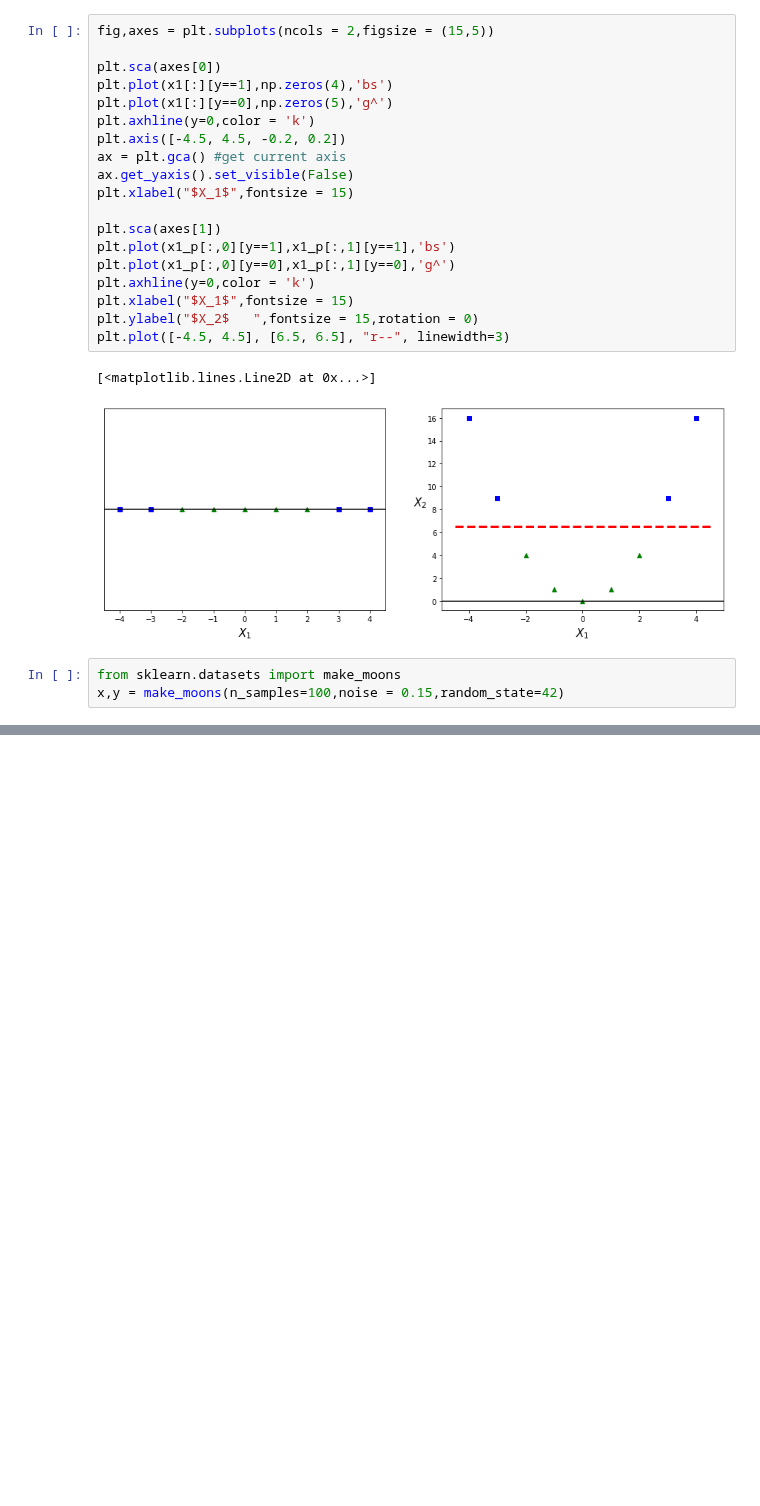
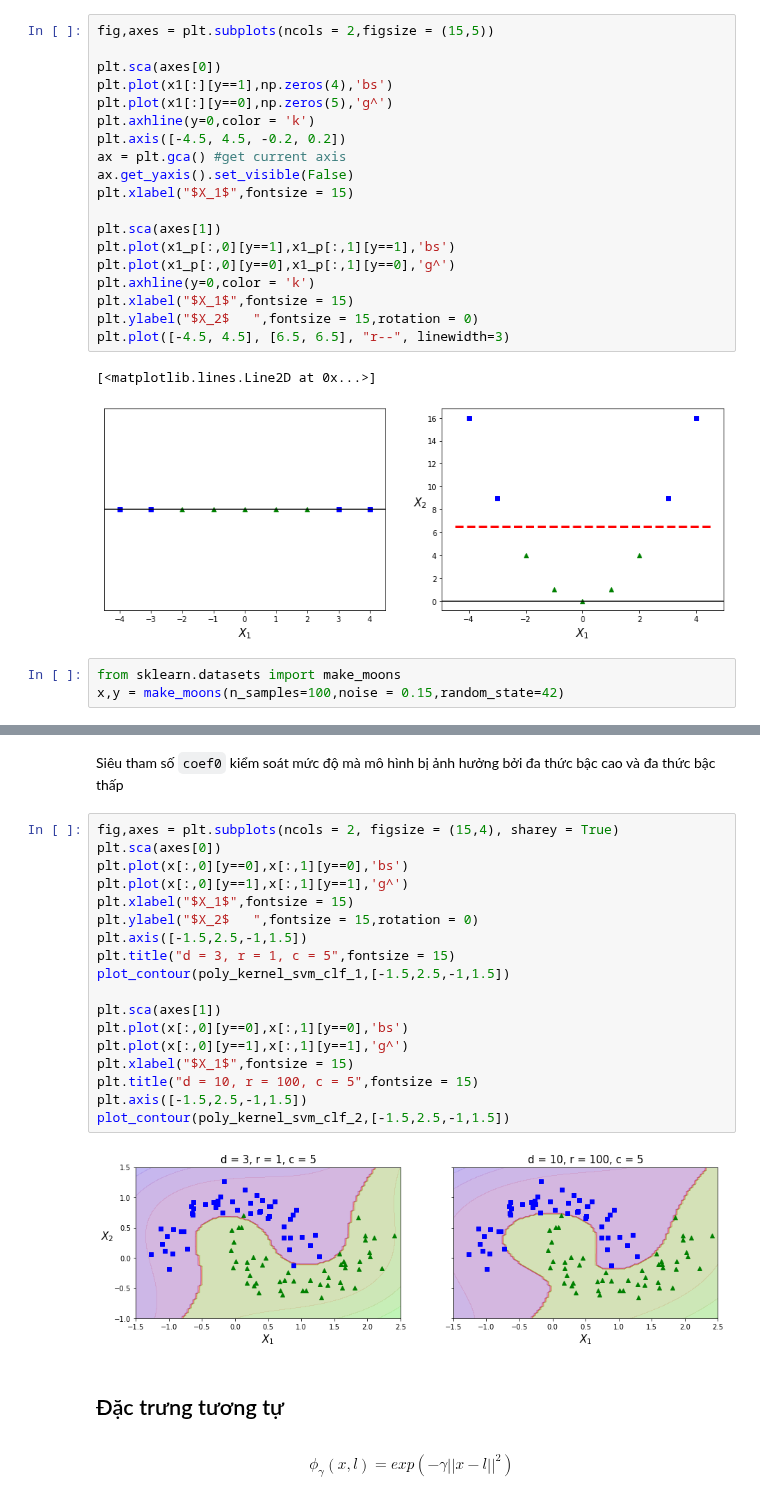
Before and after one commit to hoangquy18/Machine-Learning, a Jupyter notebook: Machine Learning/Support Vector Machine/SVM.ipynb, the cells around one changed output, grey strips where cells are left out. Cells and saved outputs as stored; diff of their text form; blank space fills up the shorter version.

```diff
--- a/Machine Learning/Support Vector Machine/SVM.ipynb
+++ b/Machine Learning/Support Vector Machine/SVM.ipynb
@@ -233,0 +278,26 @@ plt.axis([-1.5,2.5,-1,1.5])
+# %% [markdown]
+Siêu tham số `coef0` kiểm soát mức độ mà mô hình bị ảnh hưởng bởi đa thức bậc cao và đa thức bậc thấp
+# %%
+fig,axes = plt.subplots(ncols = 2, figsize = (15,4), sharey = True)
+plt.sca(axes[0])
+plt.plot(x[:,0][y==0],x[:,1][y==0],'bs')
+plt.plot(x[:,0][y==1],x[:,1][y==1],'g^')
+plt.xlabel("$X_1$",fontsize = 15)
+plt.ylabel("$X_2$   ",fontsize = 15,rotation = 0)
+plt.axis([-1.5,2.5,-1,1.5])
+plt.title("d = 3, r = 1, c = 5",fontsize = 15)
+plot_contour(poly_kernel_svm_clf_1,[-1.5,2.5,-1,1.5])
+
+plt.sca(axes[1])
+plt.plot(x[:,0][y==0],x[:,1][y==0],'bs')
+plt.plot(x[:,0][y==1],x[:,1][y==1],'g^')
+plt.xlabel("$X_1$",fontsize = 15)
+plt.title("d = 10, r = 100, c = 5",fontsize = 15)
+plt.axis([-1.5,2.5,-1,1.5])
+plot_contour(poly_kernel_svm_clf_2,[-1.5,2.5,-1,1.5])
+# %% [output]
+[figure, added]
+# %% [markdown]
+## Đặc trưng tương tự
+# %% [markdown]
+$$ \phi_{\gamma}(x,l) = exp( -\gamma||x-l||^2)$$
```
Also changed, not shown: parts of 8 cells of this notebook.
